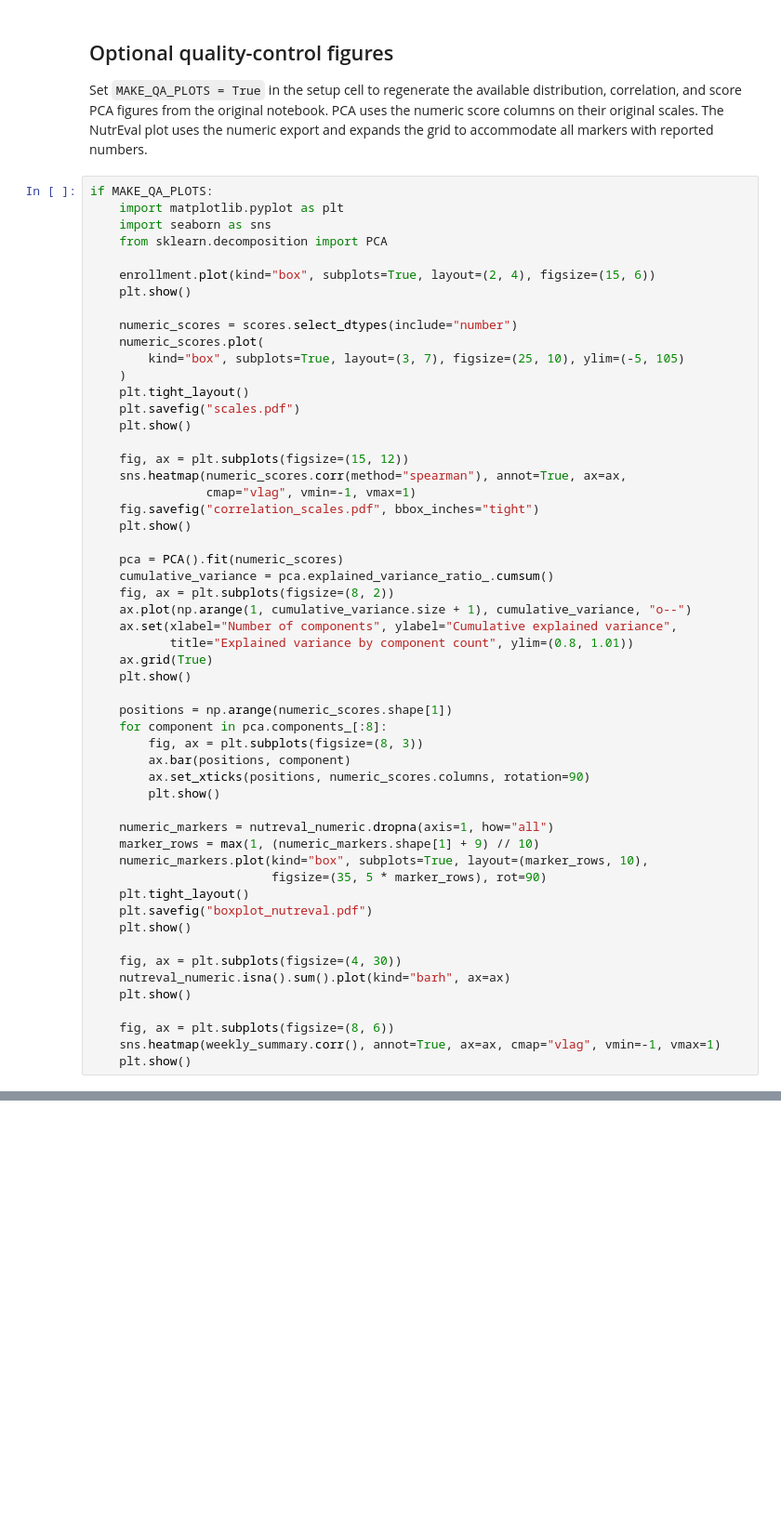
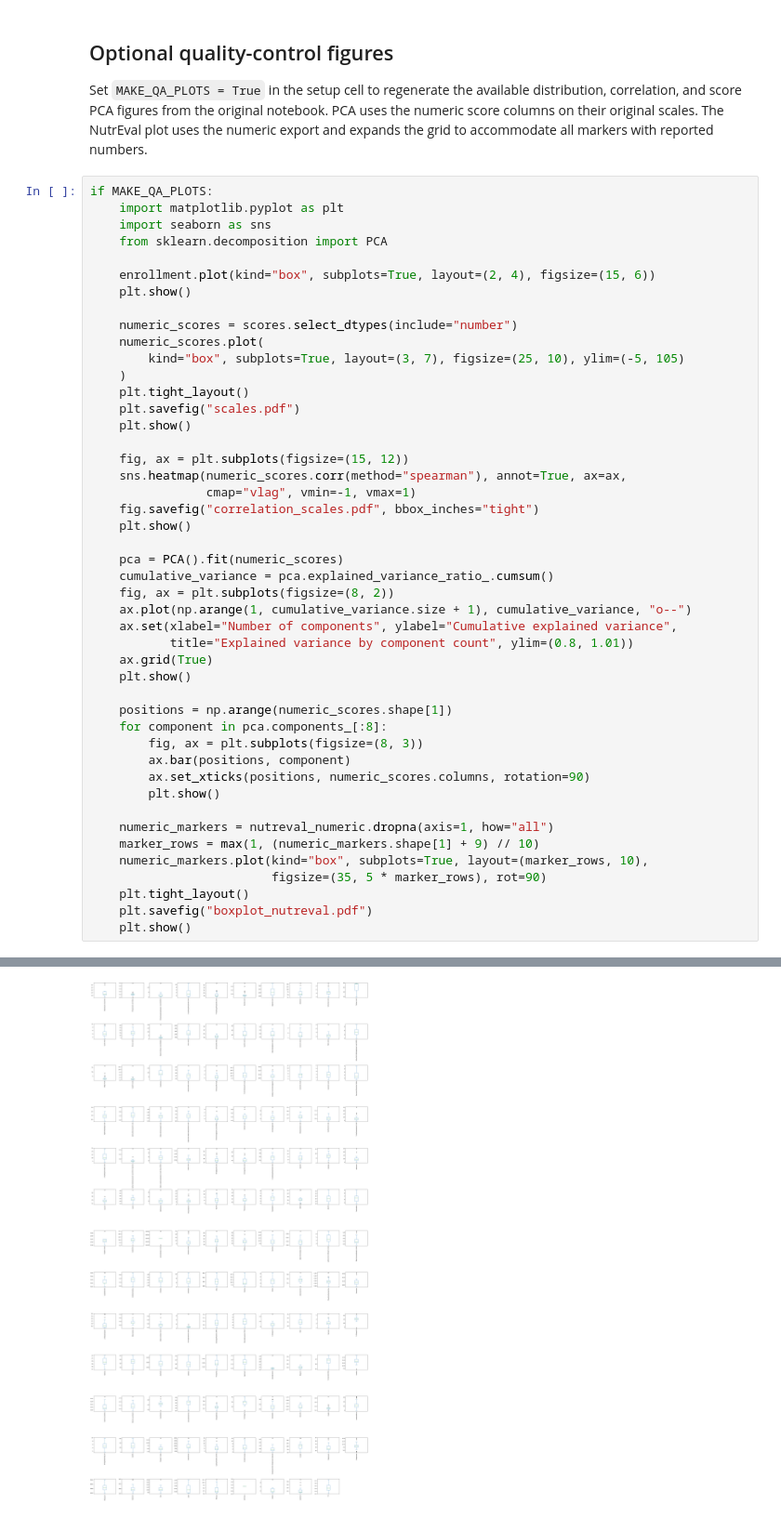
Before and after one commit to vanessadamario/mecfs-metabolic-symptom-associations, a Jupyter notebook: Visualization_Preprocessing.ipynb, the cells around one changed output, grey strips where cells are left out. Shown at 93% size. Drawn from its saved outputs; the diff is of its cells as text; blank space fills up the shorter version.

```diff
--- a/Visualization_Preprocessing.ipynb
+++ b/Visualization_Preprocessing.ipynb
@@ -208,14 +208,6 @@ if MAKE_QA_PLOTS:
     plt.tight_layout()
     plt.savefig("boxplot_nutreval.pdf")
     plt.show()
-
-    fig, ax = plt.subplots(figsize=(4, 30))
-    nutreval_numeric.isna().sum().plot(kind="barh", ax=ax)
-    plt.show()
-
-    fig, ax = plt.subplots(figsize=(8, 6))
-    sns.heatmap(weekly_summary.corr(), annot=True, ax=ax, cmap="vlag", vmin=-1, vmax=1)
-    plt.show()
 # %% [output]
 [figure]
 [figure]
@@ -232,0 +225 @@ if MAKE_QA_PLOTS:
+[figure, added]
```
Also changed, not shown: parts of 1 cell of this notebook.
